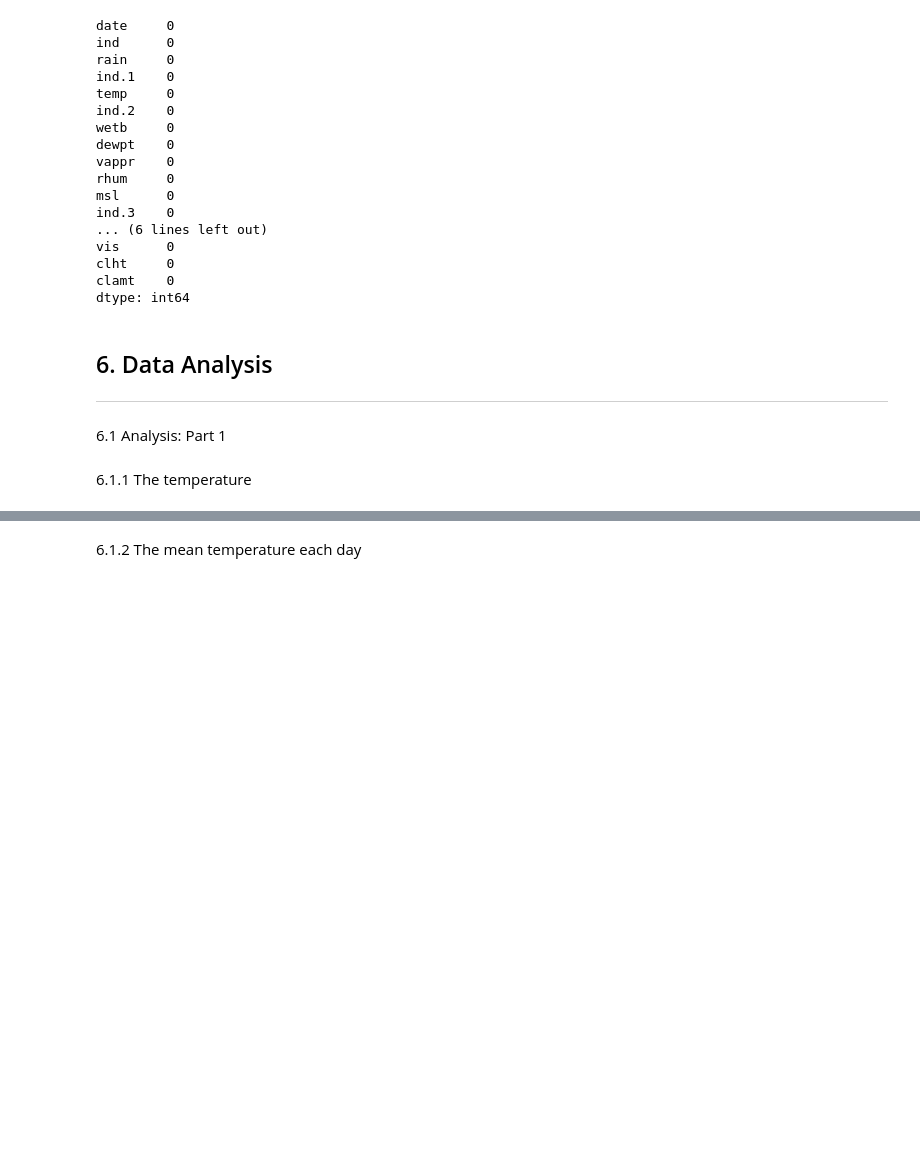
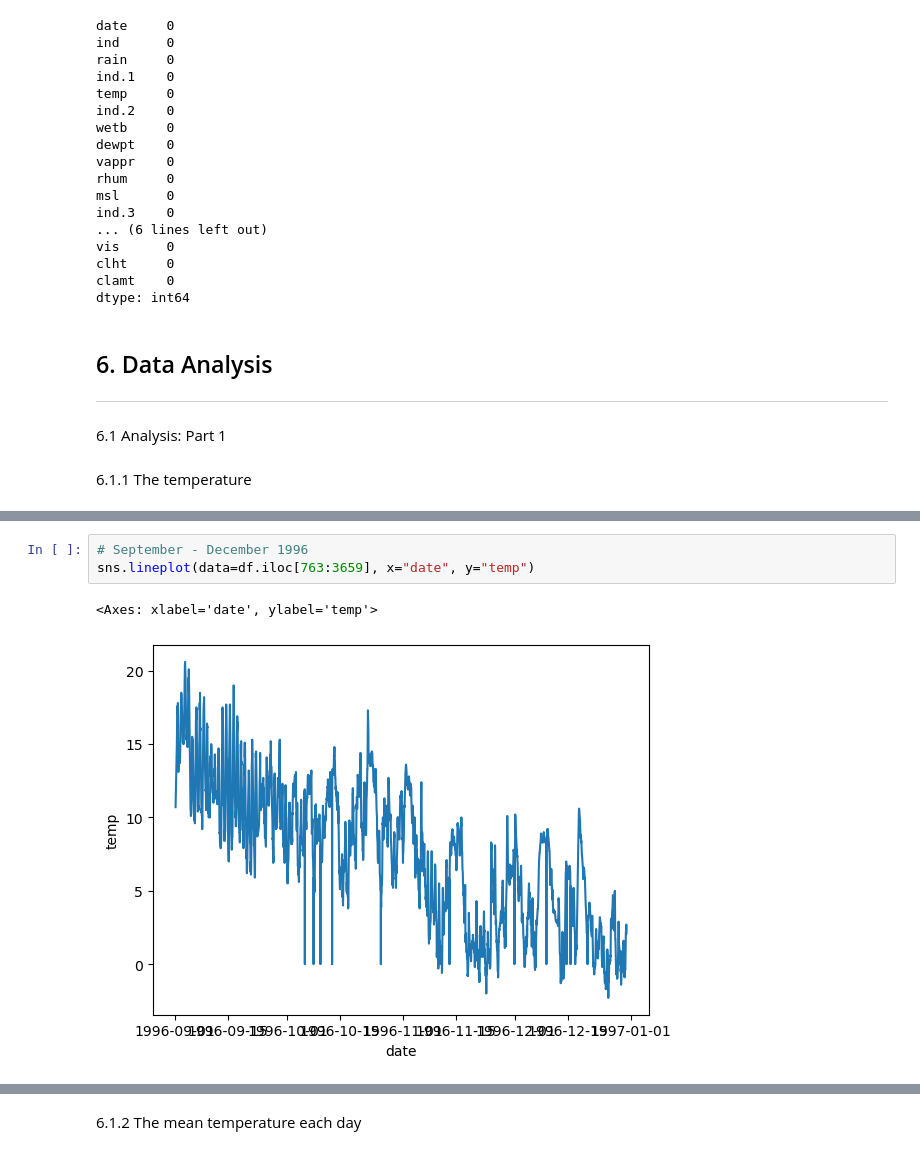
Before and after one commit to SBCURLEY/PFDA-assignments, a Jupyter notebook: assignment_6_Weather.ipynb, the cells around one changed output, grey strips where cells are left out. Drawn from its saved outputs; the diff is of its cells as text; blank space fills up the shorter version.

```diff
--- a/assignment_6_Weather.ipynb
+++ b/assignment_6_Weather.ipynb
@@ -202,0 +249,6 @@ sns.lineplot(data=df.loc[dateFrom:dateTo], x="date", y="temp")
+# %%
+# September - December 1996
+sns.lineplot(data=df.iloc[763:3659], x="date", y="temp")
+# %% [output]
+<Axes: xlabel='date', ylabel='temp'>
+[figure, added]
```
Also changed, not shown: parts of 21 cells of this notebook.
